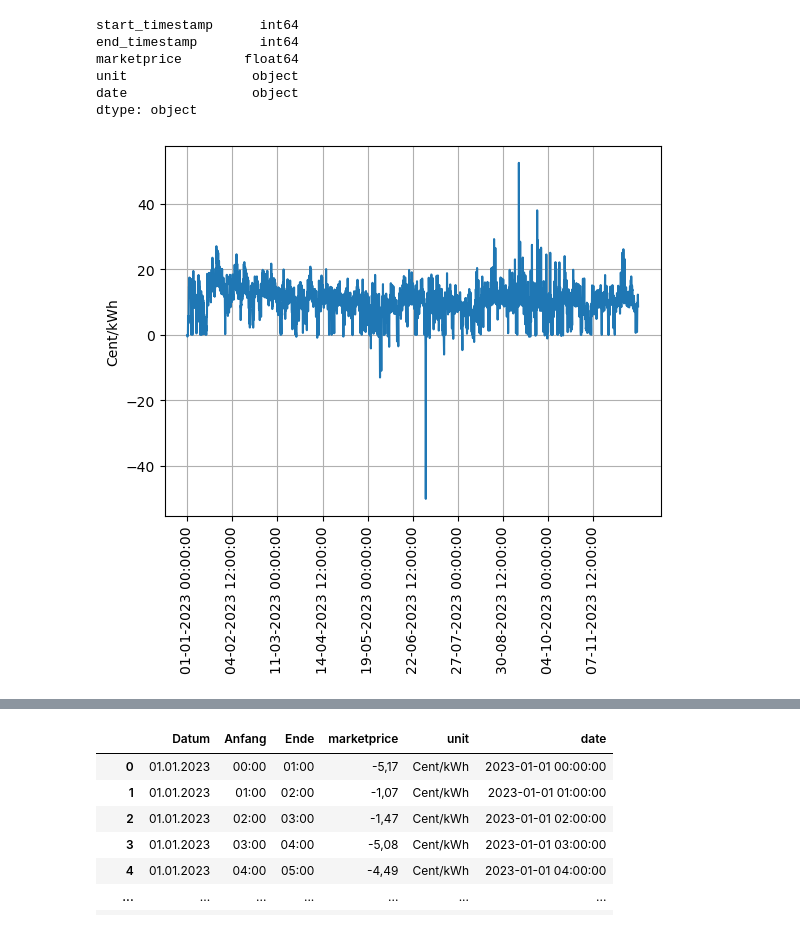
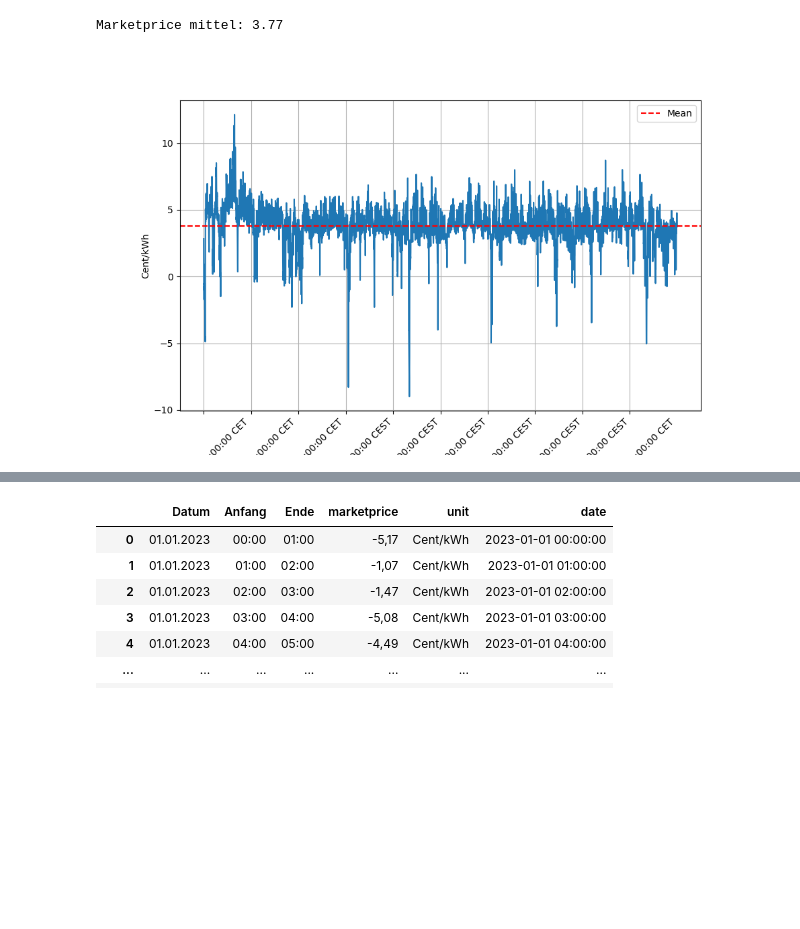
Before and after one commit to rumexcrisp/aim_bi_project, a Jupyter notebook: api_check.ipynb, the cells around one changed output, grey strips where cells are left out. Saved outputs shown, nothing was run; the diff lists cells and outputs as text; code cells hidden in the pictures; blank space fills up the shorter version.

Commit message:
apply simulated energy usage on data

```diff
--- a/api_check.ipynb
+++ b/api_check.ipynb
@@ -36,15 +39,21 @@ def get_data(start, end):
     else:
         print(f"Fehler bei der Anfrage. Statuscode: {response.status_code}")
         return df
+# %%
+def convert_to_germany_time(epoch):
+    germany_timezone = pytz.timezone("Europe/Berlin")
+    dt_utc = datetime.fromtimestamp(epoch / 1000, tz=timezone.utc)
+    dt_germany = dt_utc.replace(tzinfo=pytz.utc).astimezone(germany_timezone)
+    return dt_germany.strftime('%d-%m-%Y %H:%M:%S %Z')
 # %%
-df = get_data(int(datetime(2023, 1, 1).timestamp() * 1000), int(datetime(2023, 12, 31).timestamp() * 1000))
+df = get_data(int(datetime(2019, 1, 1).timestamp() * 1000), int(datetime(2020, 1, 1).timestamp() * 1000))
 assert not df.empty
 
 df["marketprice"] = (df["marketprice"] * 0.1).round(2)
 df["unit"] = "Cent/kWh"
-df["date"] = df["start_timestamp"].apply(lambda epoch: datetime.fromtimestamp(epoch / 1000, tz=timezone.utc).strftime('%d-%m-%Y %H:%M:%S'))
-df.drop(0, axis=0, inplace=True)
-df.reset_index(drop=True, inplace=True)
+df["date"] = df["start_timestamp"].apply(lambda epoch: convert_to_germany_time(epoch))
+# df.drop(0, axis=0, inplace=True)
+# df.reset_index(drop=True, inplace=True)
 # df = df.head(100)
 df
 # %% [output]
@@ -65,17 +74,16 @@ took 0.309961 seconds to execute.
 # %%
-
-print(df.dtypes)
+# print(df.dtypes)
+market_mean = round(df["marketprice"].mean(), 2)
+print(f"Marketprice mittel: {market_mean}")
+plt.figure(figsize=(10, 6))
 plt.plot(df["date"], df["marketprice"])
 plt.ylabel(df["unit"].iloc[0])
-plt.xticks(df["date"][::round(len(df["date"])/10)], rotation=90)
+plt.axhline(y=market_mean, color='r', linestyle='--', label='Mean')
+plt.xticks(df["date"][::round(len(df["date"])/10)], rotation=45)
+plt.legend()
 plt.grid()
 plt.show()
 # %% [output]
-start_timestamp      int64
-end_timestamp        int64
-marketprice        float64
-unit                object
-date                object
-dtype: object
+Marketprice mittel: 3.77
-[figure, old version]
+[figure, new version]
 # %%
```
Also changed, not shown: parts of 8 cells of this notebook, 1 other file.
